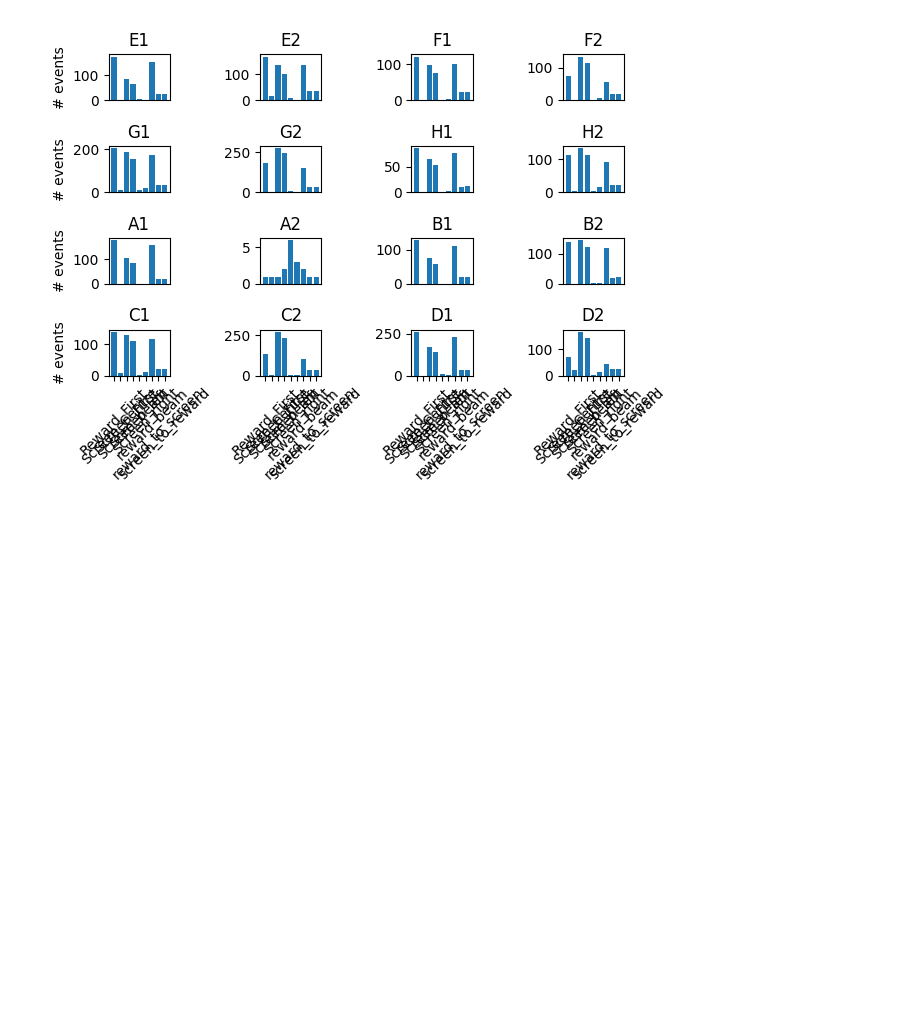
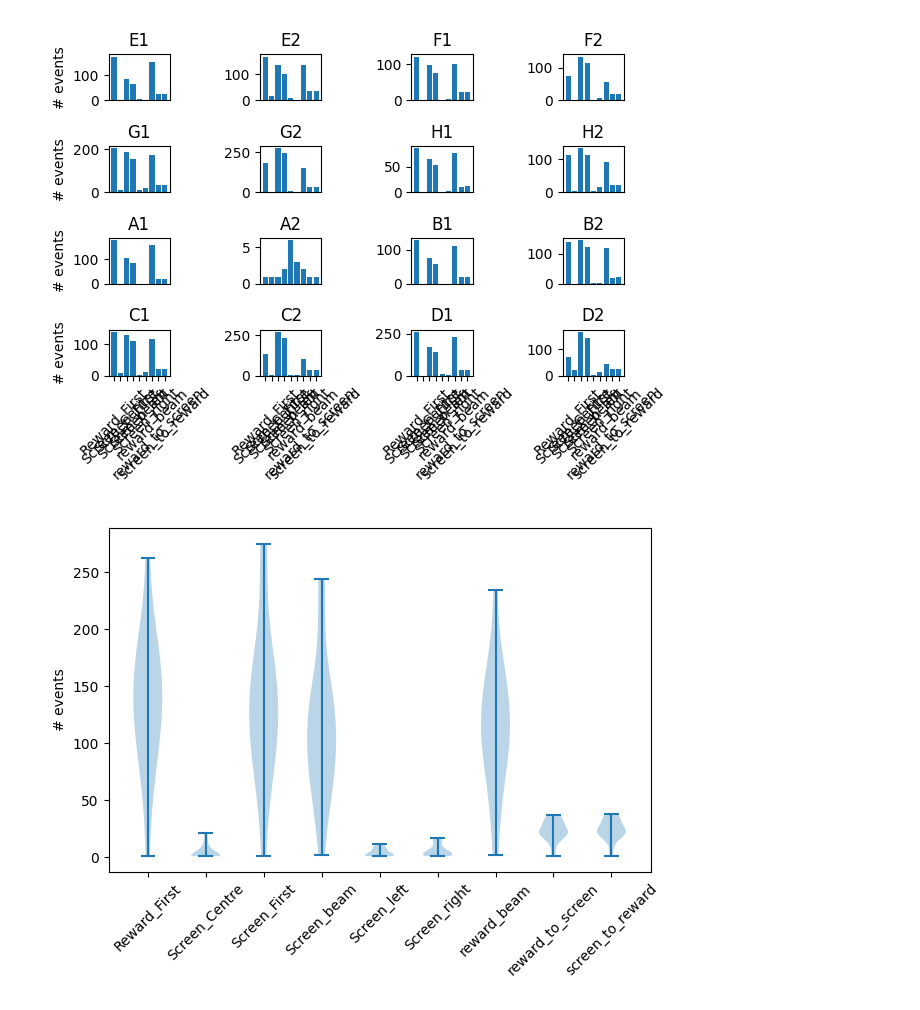
Before and after one commit to yger/equipsy, a Jupyter notebook: results/analysis.ipynb, the cells around one changed output. Saved outputs shown, nothing was run; the diff lists cells and outputs as text; code cells hidden in the pictures; blank space fills up the shorter version.

```diff
--- a/results/analysis.ipynb
+++ b/results/analysis.ipynb
@@ -53,3 +66,9 @@ from plotting import display_group_experiments
 display_group_experiments(group_experiments)
 # %% [output]
 [figure]
+# %%
+%matplotlib widget
+from plotting import display_stats_group_experiment
+display_stats_group_experiment(group_experiments)
+# %% [output]
+[figure, added]
```
Also changed, not shown: parts of 2 cells of this notebook, 1 other file.
